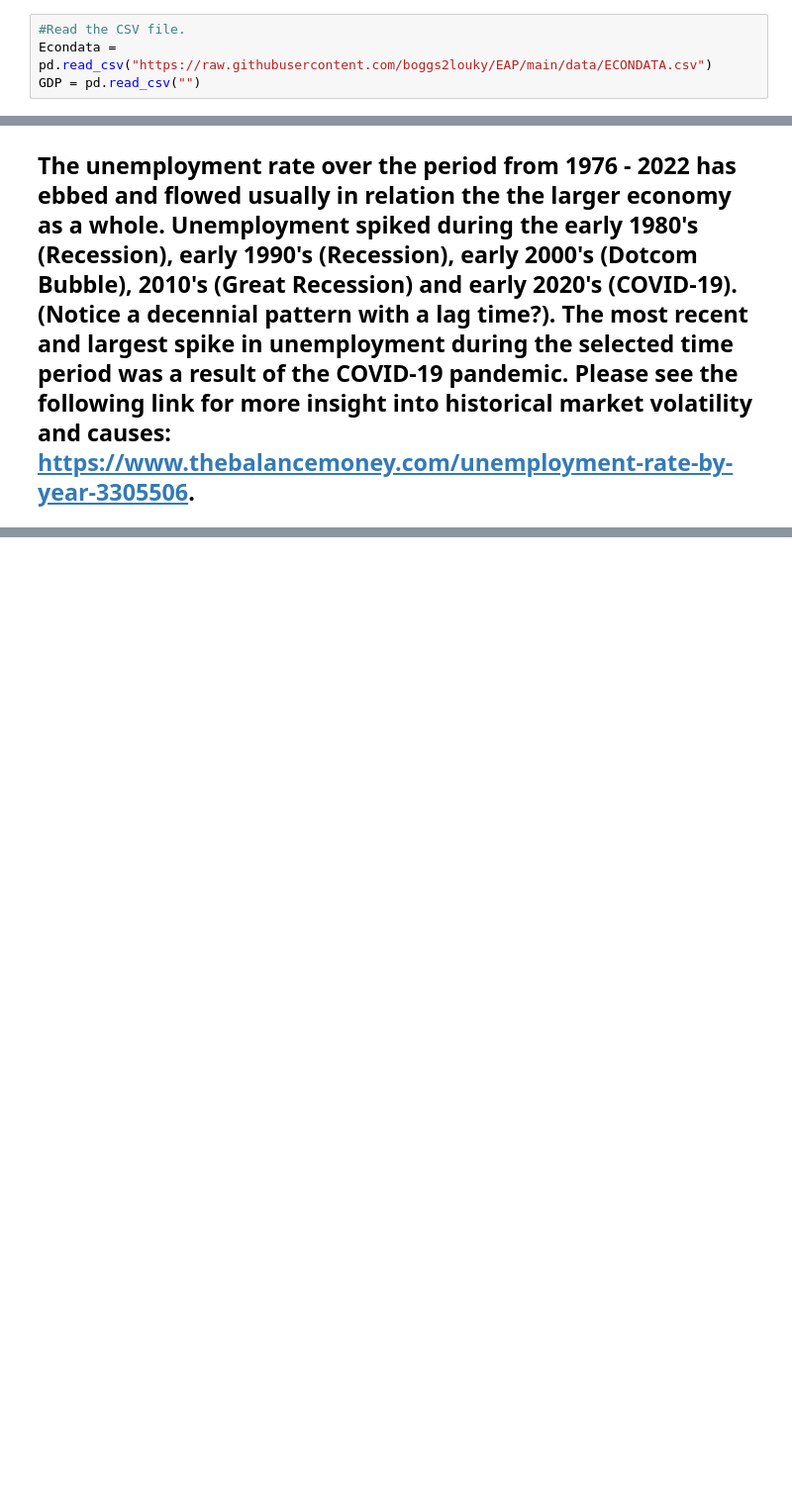
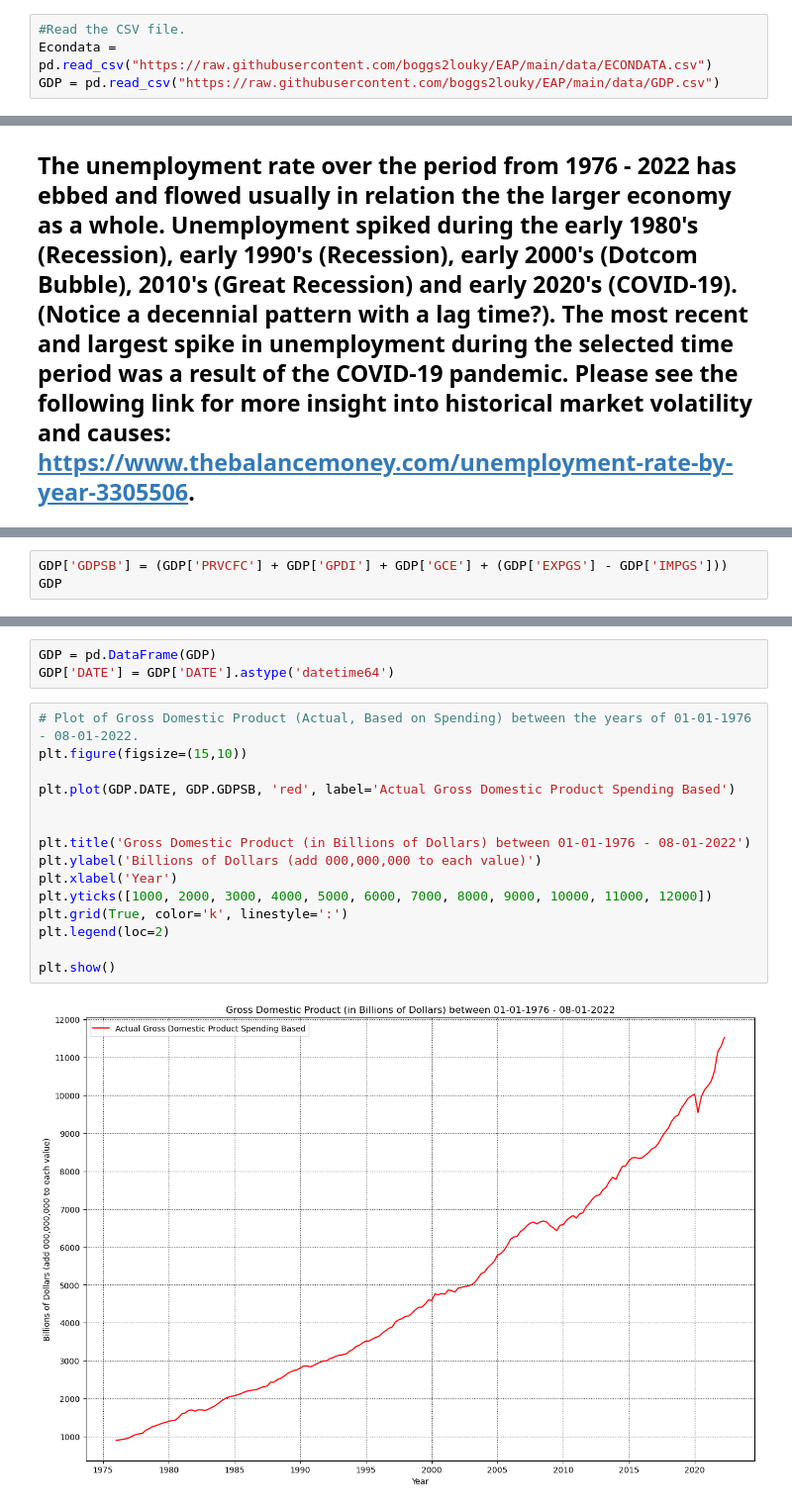
Before and after one commit to boggs2louky/EAP, a Jupyter notebook: National Unemployment and Labor Force Participation 1976-2022.ipynb, the cells around one changed output, grey strips where cells are left out. Shown: that part at 99% size. Cells and saved outputs as stored; diff of their text form; blank space fills up the shorter version.

```diff
--- a/National Unemployment and Labor Force Participation 1976-2022.ipynb
+++ b/National Unemployment and Labor Force Participation 1976-2022.ipynb
@@ -11,7 +11,7 @@ import plotly.express as px
 # %%
 #Read the CSV file.
 Econdata = pd.read_csv("https://raw.githubusercontent.com/boggs2louky/EAP/main/data/ECONDATA.csv")
-GDP = pd.read_csv("")
+GDP = pd.read_csv("https://raw.githubusercontent.com/boggs2louky/EAP/main/data/GDP.csv")
 # %% [markdown]
 ### An initial look at the table and associated data.
 # %%
@@ -361,0 +384,3 @@ plt.show()
+# %%
+GDP['GDPSB'] = (GDP['PRVCFC'] + GDP['GPDI'] + GDP['GCE'] + (GDP['EXPGS'] - GDP['IMPGS']))
+GDP
@@ -361,0 +401,20 @@ plt.show()
+# %%
+GDP = pd.DataFrame(GDP)
+GDP['DATE'] = GDP['DATE'].astype('datetime64')
+# %%
+# Plot of Gross Domestic Product (Actual, Based on Spending) between the years of 01-01-1976 - 08-01-2022.
+plt.figure(figsize=(15,10))
+
+plt.plot(GDP.DATE, GDP.GDPSB, 'red', label='Actual Gross Domestic Product Spending Based')
+
+
+plt.title('Gross Domestic Product (in Billions of Dollars) between 01-01-1976 - 08-01-2022')
+plt.ylabel('Billions of Dollars (add 000,000,000 to each value)')
+plt.xlabel('Year')
+plt.yticks([1000, 2000, 3000, 4000, 5000, 6000, 7000, 8000, 9000, 10000, 11000, 12000])
+plt.grid(True, color='k', linestyle=':')
+plt.legend(loc=2)
+
+plt.show()
+# %% [output]
+[figure, added]
```
Also changed, not shown: parts of 5 cells of this notebook, 3 other files.
